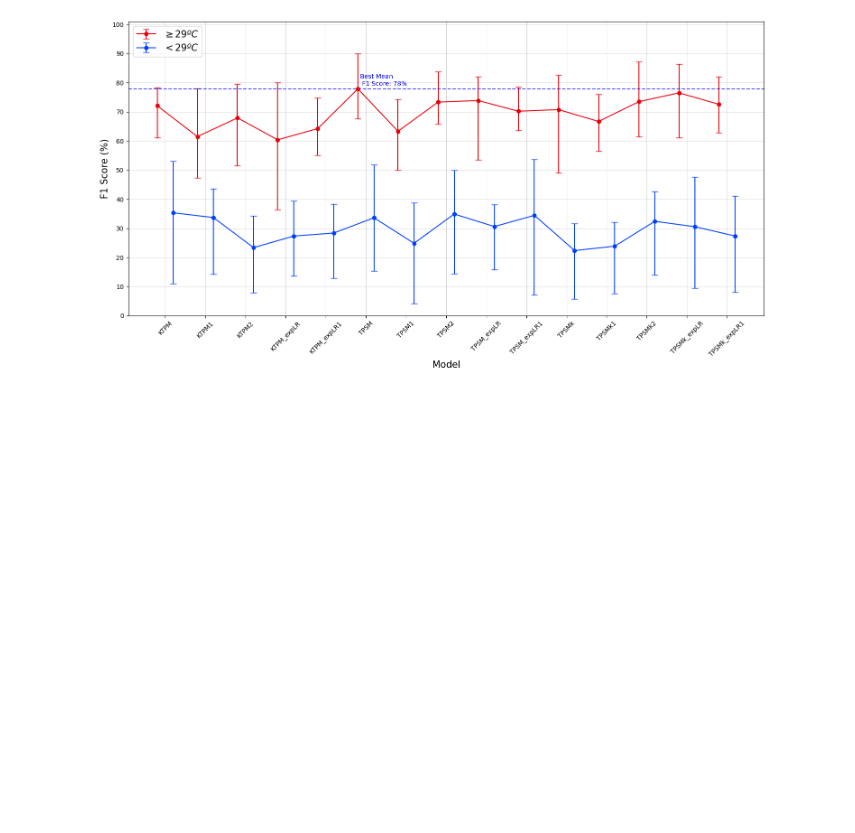
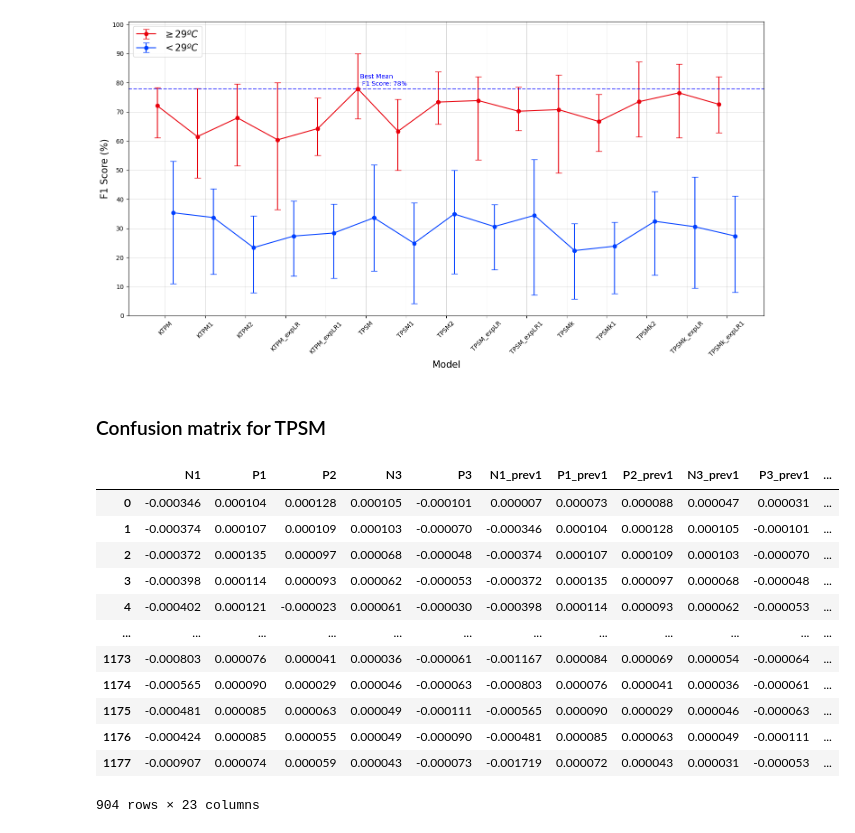
Before and after one commit to JoaoCLFolhadela/EtattooML, a Jupyter notebook: NN Real data/users_notebook.ipynb, the cells around one changed output. Cells and saved outputs as stored; diff of their text form; code cells hidden in the pictures; blank space fills up the shorter version.

```diff
--- a/NN Real data/users_notebook.ipynb
+++ b/NN Real data/users_notebook.ipynb
@@ -323,3 +364,5 @@ plt.tight_layout()
 plt.show()
 # %% [output]
 [figure]
+# %% [markdown]
+### Confusion matrix for TPSM
@@ -325,0 +373,16 @@ plt.show()
+# %%
+good_df
+# %% [output]
+|  | N1 | P1 | P2 | N3 | P3 | N1_prev1 | P1_prev1 | P2_prev1 | N3_prev1 | P3_prev1 | ... |
+| 0 | -0.000346 | 0.000104 | 0.000128 | 0.000105 | -0.000101 | 0.000007 | 0.000073 | 0.000088 | 0.000047 | 0.000031 | ... |
+| 1 | -0.000374 | 0.000107 | 0.000109 | 0.000103 | -0.000070 | -0.000346 | 0.000104 | 0.000128 | 0.000105 | -0.000101 | ... |
+| 2 | -0.000372 | 0.000135 | 0.000097 | 0.000068 | -0.000048 | -0.000374 | 0.000107 | 0.000109 | 0.000103 | -0.000070 | ... |
+| 3 | -0.000398 | 0.000114 | 0.000093 | 0.000062 | -0.000053 | -0.000372 | 0.000135 | 0.000097 | 0.000068 | -0.000048 | ... |
+| 4 | -0.000402 | 0.000121 | -0.000023 | 0.000061 | -0.000030 | -0.000398 | 0.000114 | 0.000093 | 0.000062 | -0.000053 | ... |
+| ... | ... | ... | ... | ... | ... | ... | ... | ... | ... | ... | ... |
+| 1173 | -0.000803 | 0.000076 | 0.000041 | 0.000036 | -0.000061 | -0.001167 | 0.000084 | 0.000069 | 0.000054 | -0.000064 | ... |
+| 1174 | -0.000565 | 0.000090 | 0.000029 | 0.000046 | -0.000063 | -0.000803 | 0.000076 | 0.000041 | 0.000036 | -0.000061 | ... |
+| 1175 | -0.000481 | 0.000085 | 0.000063 | 0.000049 | -0.000111 | -0.000565 | 0.000090 | 0.000029 | 0.000046 | -0.000063 | ... |
+| 1176 | -0.000424 | 0.000085 | 0.000055 | 0.000049 | -0.000090 | -0.000481 | 0.000085 | 0.000063 | 0.000049 | -0.000111 | ... |
+| 1177 | -0.000907 | 0.000074 | 0.000059 | 0.000043 | -0.000073 | -0.001719 | 0.000072 | 0.000043 | 0.000031 | -0.000053 | ... |
+904 rows × 23 columns
```
Also changed, not shown: parts of 10 cells of this notebook.
